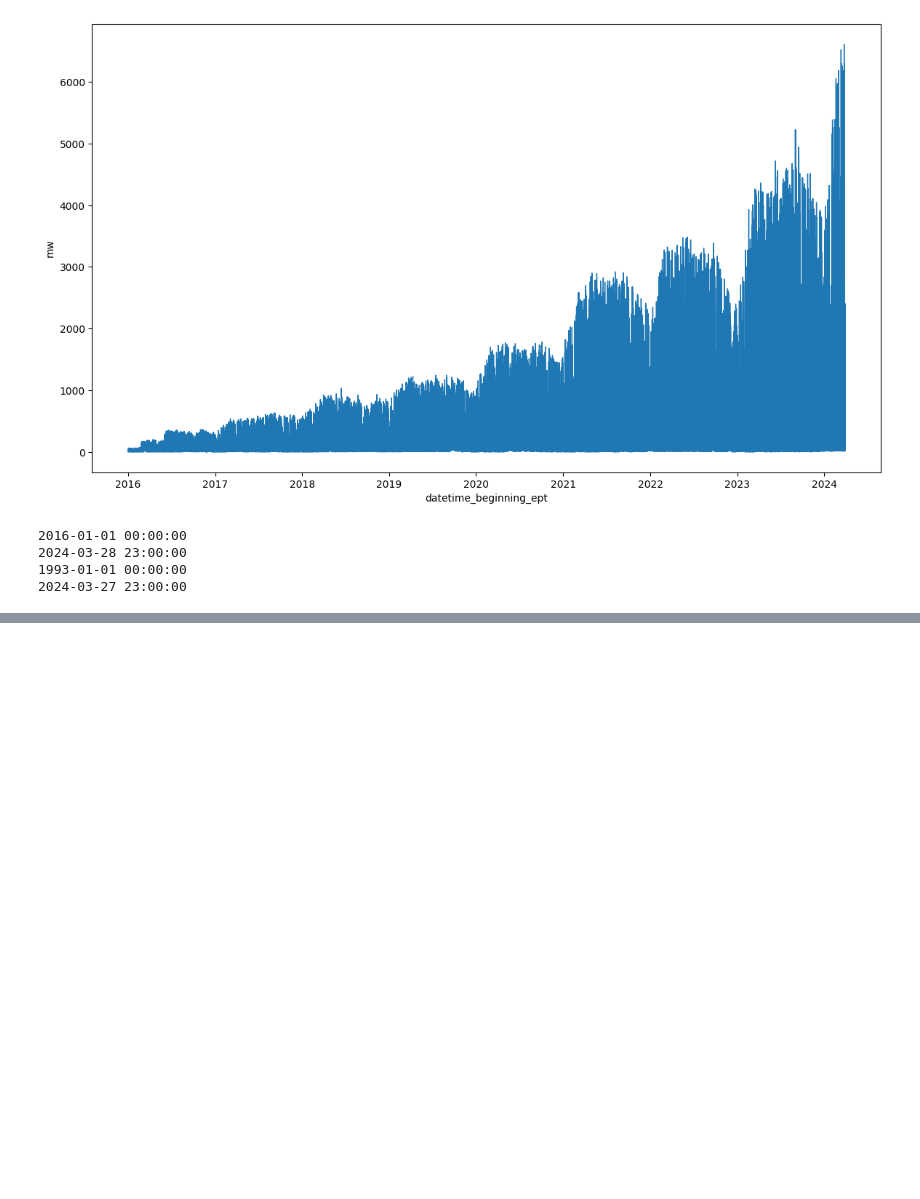
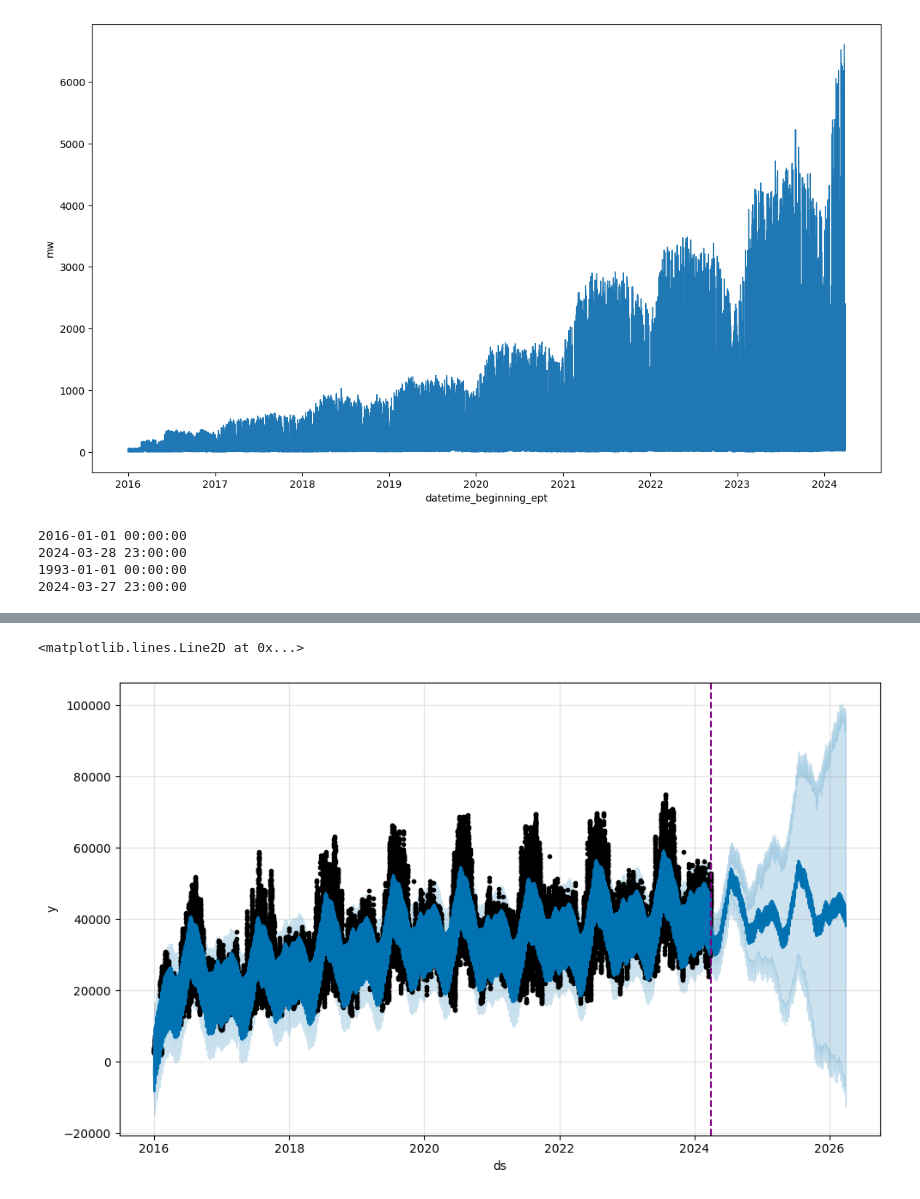
Before and after one commit to chill0121/Energy_Grid_Forecasting, a Jupyter notebook: Energy_Forecasting.ipynb, the cells around one changed output, grey strips where cells are left out. Saved outputs shown, nothing was run; the diff lists cells and outputs as text; code cells hidden in the pictures; blank space fills up the shorter version.

```diff
--- a/Energy_Forecasting.ipynb
+++ b/Energy_Forecasting.ipynb
@@ -175,3 +180,9 @@ print(load_df['datetime_beginning_ept'].max())
 2024-03-28 23:00:00
 1993-01-01 00:00:00
 2024-03-27 23:00:00
+# %%
+from prophet import Prophet
+df = pd.DataFrame({'ds' : gen_fuel_df.loc[gen_fuel_df['fuel_type'] == 'Gas']['datetime_beginning_ept'],
+                   'y' : gen_fuel_df.loc[gen_fuel_df['fuel_type'] == 'Gas']['mw']})
+m = Prophet()
+m.fit(df)
@@ -177,0 +193,3 @@ print(load_df['datetime_beginning_ept'].max())
+# %%
+future = m.make_future_dataframe(periods=365*2)
+future.tail()
@@ -177,0 +203,3 @@ print(load_df['datetime_beginning_ept'].max())
+# %%
+forecast = m.predict(future)
+forecast[['ds', 'yhat', 'yhat_lower', 'yhat_upper']].tail()
@@ -177,0 +213,8 @@ print(load_df['datetime_beginning_ept'].max())
+# %%
+fig1 = m.plot(forecast)
+ax = fig1.gca()
+#ax.set_xlim(pd.to_datetime(['2020-01-01 00:00:00', '2025-03-28 23:00:00']))
+plt.axvline(max(df['ds']), color = 'purple', ls = '--')
+# %% [output]
+<matplotlib.lines.Line2D at 0x...>
+[figure, added]
```
Also changed, not shown: parts of 7 cells of this notebook, 3 other files.
